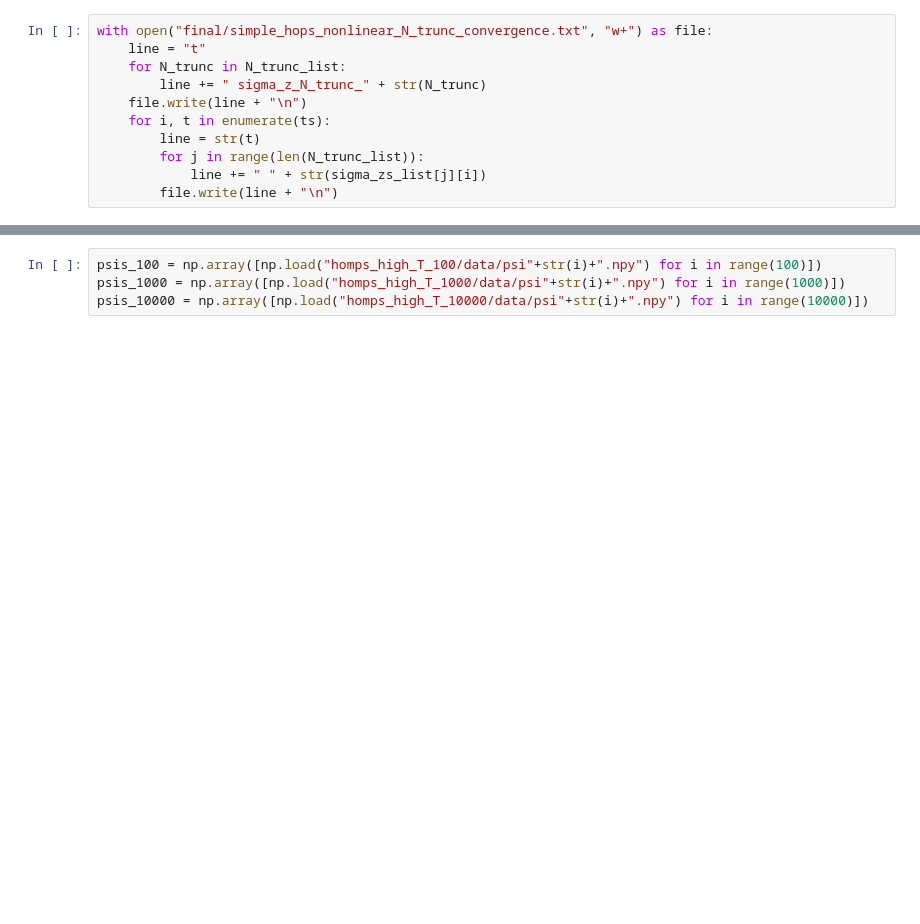
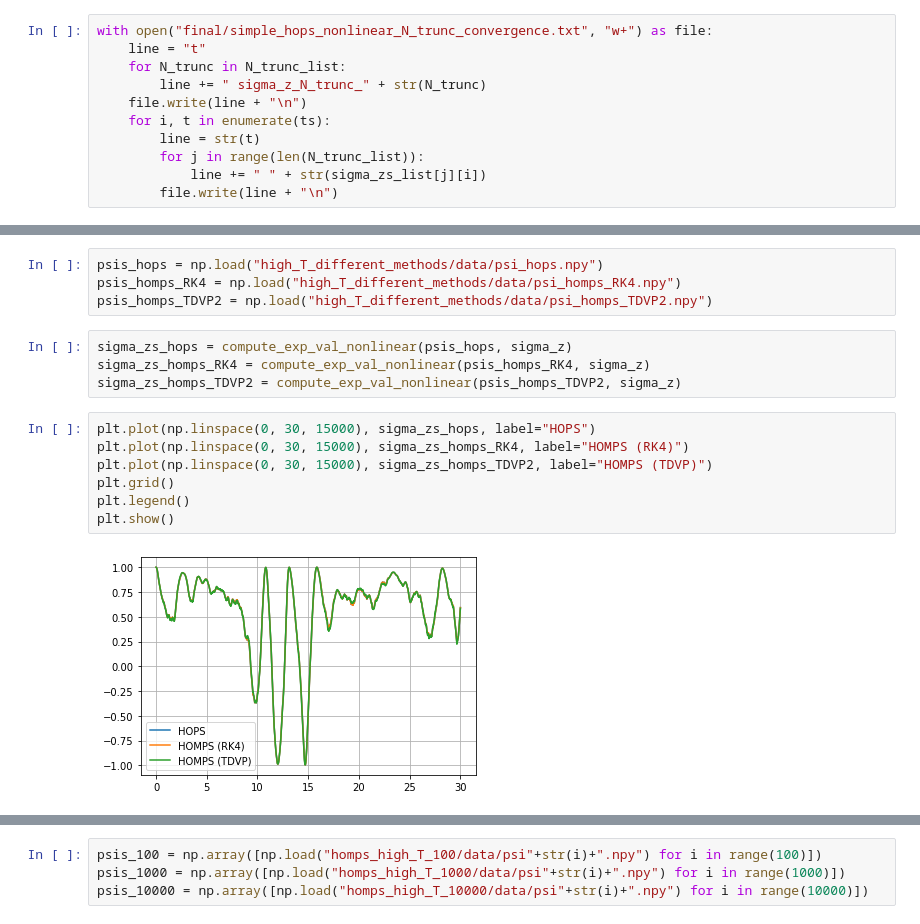
Before and after one commit to SnackerBit/HOPS, a Jupyter notebook: production/plots.ipynb, the cells around one changed output, grey strips where cells are left out. Cells and saved outputs as stored; diff of their text form; blank space fills up the shorter version.

```diff
--- a/production/plots.ipynb
+++ b/production/plots.ipynb
@@ -140,0 +266,17 @@ with open("final/simple_hops_nonlinear_N_trunc_convergence.txt", "w+") as file:
+# %%
+psis_hops = np.load("high_T_different_methods/data/psi_hops.npy")
+psis_homps_RK4 = np.load("high_T_different_methods/data/psi_homps_RK4.npy")
+psis_homps_TDVP2 = np.load("high_T_different_methods/data/psi_homps_TDVP2.npy")
+# %%
+sigma_zs_hops = compute_exp_val_nonlinear(psis_hops, sigma_z)
+sigma_zs_homps_RK4 = compute_exp_val_nonlinear(psis_homps_RK4, sigma_z)
+sigma_zs_homps_TDVP2 = compute_exp_val_nonlinear(psis_homps_TDVP2, sigma_z)
+# %%
+plt.plot(np.linspace(0, 30, 15000), sigma_zs_hops, label="HOPS")
+plt.plot(np.linspace(0, 30, 15000), sigma_zs_homps_RK4, label="HOMPS (RK4)")
+plt.plot(np.linspace(0, 30, 15000), sigma_zs_homps_TDVP2, label="HOMPS (TDVP)")
+plt.grid()
+plt.legend()
+plt.show()
+# %% [output]
+[figure, added]
```
Also changed, not shown: parts of 30 cells of this notebook, 44 other files.
